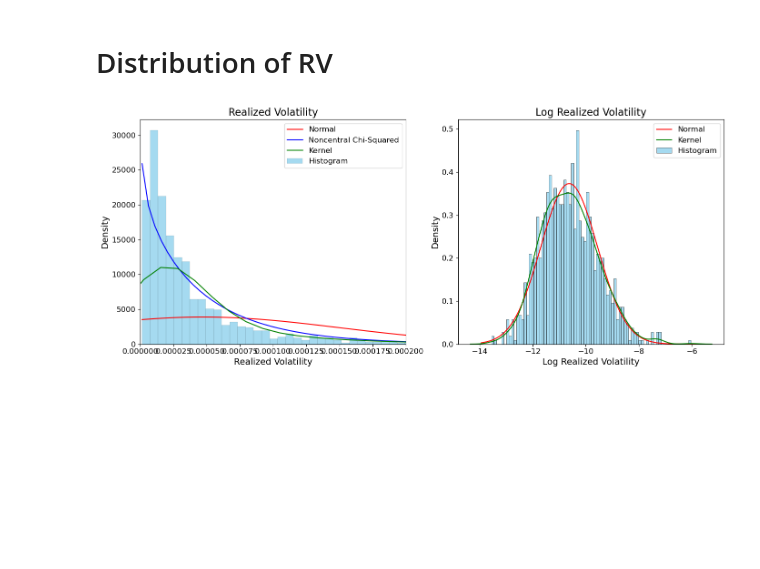
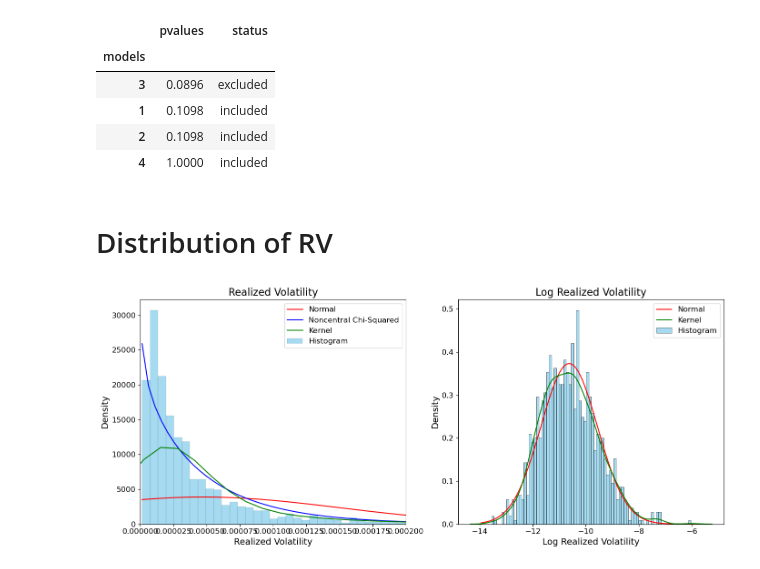
Before and after one commit to HyunminHong/Kalman-Heston-Filter, a Jupyter notebook: simulation_studies/empirical_data.ipynb, the cells around one changed output. Saved outputs shown, nothing was run; the diff lists cells and outputs as text; code cells hidden in the pictures; blank space fills up the shorter version.

```diff
--- a/simulation_studies/empirical_data.ipynb
+++ b/simulation_studies/empirical_data.ipynb
@@ -74,3 +346,12 @@ Name: return, Length: 1111, dtype: float64
+# %%
+mcs_qlike_results
+# %% [output]
+|  | pvalues | status |
+| models |  |  |
+| 3 | 0.0896 | excluded |
+| 1 | 0.1098 | included |
+| 2 | 0.1098 | included |
+| 4 | 1.0000 | included |
 # %% [markdown]
 # Distribution of RV
 # %%
```
Also changed, not shown: parts of 19 cells of this notebook, 1 other file.
